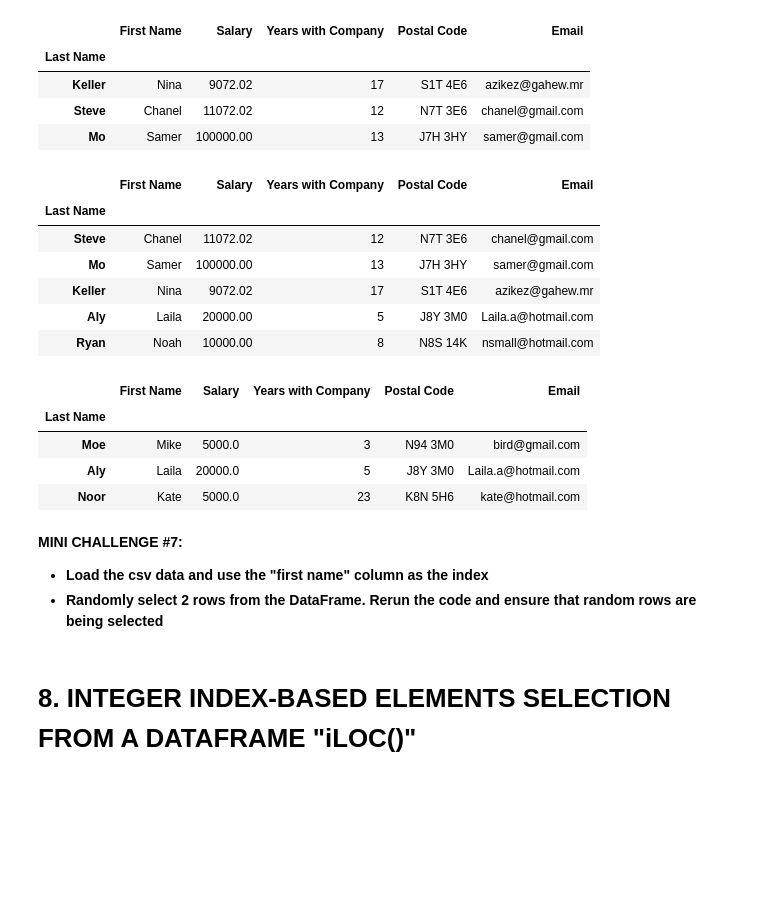
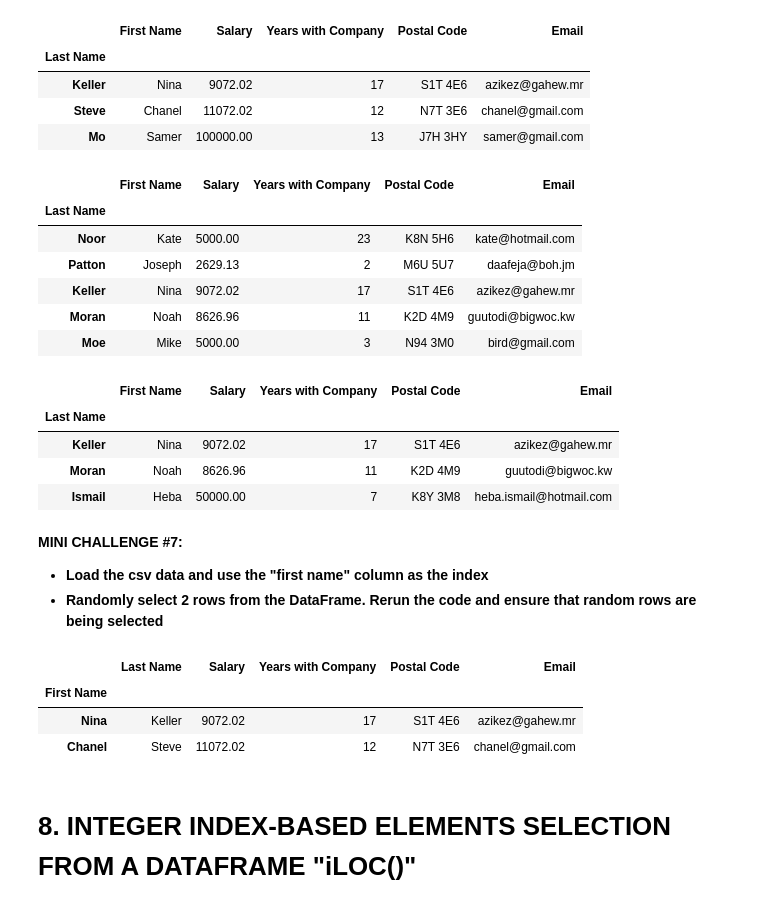
Before and after one commit to parulj3795/Understanding-Pandas, a Jupyter notebook: Part-2/Pandas for Data Analysis - Learning Path Part 2.ipynb, the cells around one changed output. Saved outputs shown, nothing was run; the diff lists cells and outputs as text; code cells hidden in the pictures; blank space fills up the shorter version.

```diff
--- a/Part-2/Pandas for Data Analysis - Learning Path Part 2.ipynb
+++ b/Part-2/Pandas for Data Analysis - Learning Path Part 2.ipynb
@@ -483,3 +476,5 @@ employee_df
 | Moran | Noah | 8626.96 | 11 | K2D 4M9 | guutodi@bigwoc.kw |
 # %%
 # Sort the dataframe in an alphabetical order
+employee_df.sort_values('Last Name', ascending=True, inplace=True)
+employee_df
@@ -543,26 +549,36 @@ Name: Aly, dtype: object
 # %%
 # You can also randomly select a fraction of the DataFrame
 # Setting axis = 0 means rows, setting index = 1 means columns
+employee_df.sample(frac = 0.5)
 # %% [output]
 |  | First Name | Salary | Years with Company | Postal Code | Email |
 | Last Name |  |  |  |  |  |
-| Steve | Chanel | 11072.02 | 12 | N7T 3E6 | chanel@gmail.com |
-| Mo | Samer | 100000.00 | 13 | J7H 3HY | samer@gmail.com |
+| Noor | Kate | 5000.00 | 23 | K8N 5H6 | kate@hotmail.com |
+| Patton | Joseph | 2629.13 | 2 | M6U 5U7 | daafeja@boh.jm |
 | Keller | Nina | 9072.02 | 17 | S1T 4E6 | azikez@gahew.mr |
-| Aly | Laila | 20000.00 | 5 | J8Y 3M0 | Laila.a@hotmail.com |
-| Ryan | Noah | 10000.00 | 8 | N8S 14K | nsmall@hotmail.com |
+| Moran | Noah | 8626.96 | 11 | K2D 4M9 | guutodi@bigwoc.kw |
+| Moe | Mike | 5000.00 | 3 | N94 3M0 | bird@gmail.com |
 # %%
 # return a percentage (Ex: 30%) of the rows
+employee_df.sample(frac=0.3)
 # %% [output]
 |  | First Name | Salary | Years with Company | Postal Code | Email |
 | Last Name |  |  |  |  |  |
-| Moe | Mike | 5000.0 | 3 | N94 3M0 | bird@gmail.com |
-| Aly | Laila | 20000.0 | 5 | J8Y 3M0 | Laila.a@hotmail.com |
-| Noor | Kate | 5000.0 | 23 | K8N 5H6 | kate@hotmail.com |
+| Keller | Nina | 9072.02 | 17 | S1T 4E6 | azikez@gahew.mr |
+| Moran | Noah | 8626.96 | 11 | K2D 4M9 | guutodi@bigwoc.kw |
+| Ismail | Heba | 50000.00 | 7 | K8Y 3M8 | heba.ismail@hotmail.com |
 # %% [markdown]
 **MINI CHALLENGE #7:**
 - **Load the csv data and use the "first name" column as the index**
 - **Randomly select 2 rows from the DataFrame. Rerun the code and ensure that random rows are being selected**
+# %%
+employee_df = pd.read_csv('employee_information.csv', index_col= 'First Name')
+employee_df.sample(frac=0.2,axis=0)
+# %% [output]
+|  | Last Name | Salary | Years with Company | Postal Code | Email |
+| First Name |  |  |  |  |  |
+| Nina | Keller | 9072.02 | 17 | S1T 4E6 | azikez@gahew.mr |
+| Chanel | Steve | 11072.02 | 12 | N7T 3E6 | chanel@gmail.com |
 # %% [markdown]
 # 8. INTEGER INDEX-BASED ELEMENTS SELECTION FROM A DATAFRAME "iLOC()"
 # %%
```
Also changed, not shown: parts of 33 cells of this notebook.
